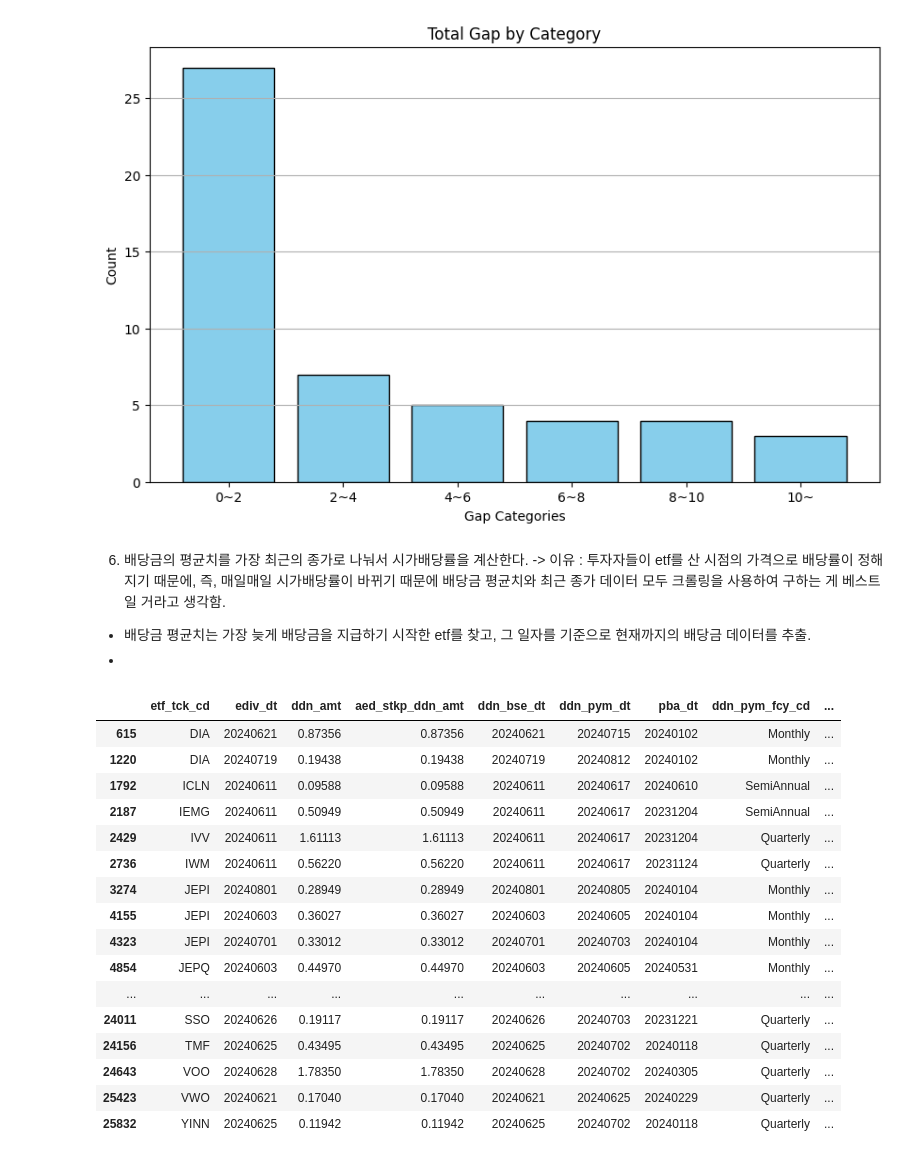
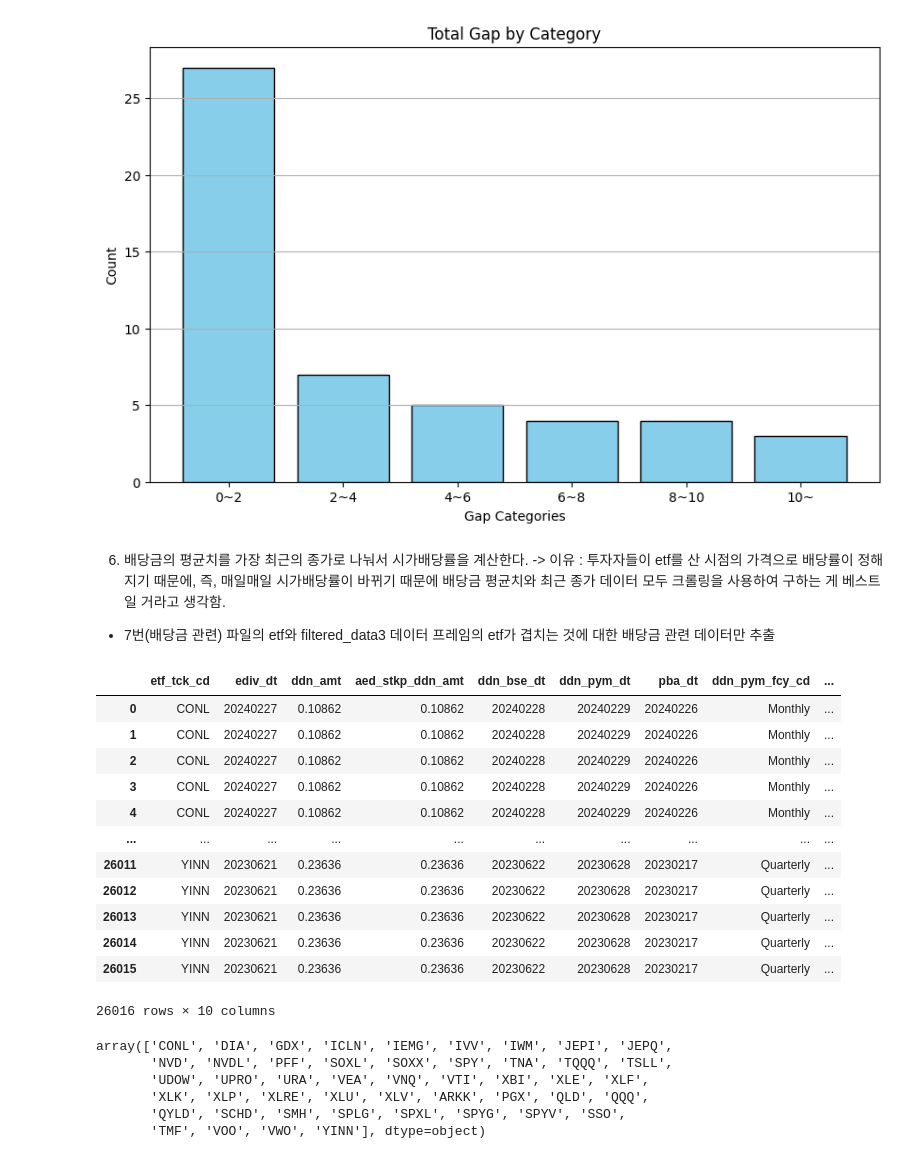
Before and after one commit to froggy-hyun/24NH_bigdata, a Jupyter notebook: code_yunseo.ipynb, the cells around one changed output. Drawn from its saved outputs; the diff is of its cells as text; code cells hidden in the pictures.

```diff
--- a/code_yunseo.ipynb
+++ b/code_yunseo.ipynb
@@ -470,50 +467,55 @@ plt.show()
 # %% [markdown]
 6. 배당금의 평균치를 가장 최근의 종가로 나눠서 시가배당률을 계산한다.
 -> 이유 : 투자자들이 etf를 산 시점의 가격으로 배당률이 정해지기 때문에, 즉, 매일매일 시가배당률이 바뀌기 때문에 배당금 평균치와 최근 종가 데이터 모두 크롤링을 사용하여 구하는 게 베스트일 거라고 생각함.
-- 배당금 평균치는 가장 늦게 배당금을 지급하기 시작한 etf를 찾고, 그 일자를 기준으로 현재까지의 배당금 데이터를 추출.
--
+
+- 7번(배당금 관련) 파일의 etf와 filtered_data3 데이터 프레임의 etf가 겹치는 것에 대한 배당금 관련 데이터만 추출
 # %%
+# CSV 파일 읽기
 data4 = pd.read_csv('data_yoonseo/NH_CONTEST_DATA_HISTORICAL_DIVIDEND.csv', encoding='cp949')
 
 # etf_tck_cd와 tck_iem_cd가 일치하는 행을 기준으로 내부 조인
 merged_data = pd.merge(data4, filtered_data3, left_on='etf_tck_cd', right_on='tck_iem_cd', how='inner')
 
+# 원하는 열만 선택
 required_columns = [
     'etf_tck_cd',
     'ediv_dt',
     'ddn_amt',
     'aed_stkp_ddn_amt',
     'ddn_bse_dt',
     'ddn_pym_dt',
     'pba_dt',
     'ddn_pym_fcy_cd',
     'bse_dt',
     'iem_end_pr'
 ]
-filtered_merged_data = merged_data[required_columns]
-matching_data = filtered_merged_data[filtered_merged_data['ddn_bse_dt'] == filtered_merged_data['bse_dt']]
+final_result = merged_data[required_columns]
 
-# 2단계: ddn_bse_dt와 bse_dt가 일치하는 행을 기준으로 data4와 merged_data를 다시 병합
-final_result = pd.merge(data4, merged_data, left_on='ddn_bse_dt', right_on='bse_dt', how='inner')
-matching_data
+final_result
 # %% [output]
 |  | etf_tck_cd | ediv_dt | ddn_amt | aed_stkp_ddn_amt | ddn_bse_dt | ddn_pym_dt | pba_dt | ddn_pym_fcy_cd | ... |
-| 615 | DIA | 20240621 | 0.87356 | 0.87356 | 20240621 | 20240715 | 20240102 | Monthly | ... |
-| 1220 | DIA | 20240719 | 0.19438 | 0.19438 | 20240719 | 20240812 | 20240102 | Monthly | ... |
-| 1792 | ICLN | 20240611 | 0.09588 | 0.09588 | 20240611 | 20240617 | 20240610 | SemiAnnual | ... |
-| 2187 | IEMG | 20240611 | 0.50949 | 0.50949 | 20240611 | 20240617 | 20231204 | SemiAnnual | ... |
-| 2429 | IVV | 20240611 | 1.61113 | 1.61113 | 20240611 | 20240617 | 20231204 | Quarterly | ... |
-| 2736 | IWM | 20240611 | 0.56220 | 0.56220 | 20240611 | 20240617 | 20231124 | Quarterly | ... |
-| 3274 | JEPI | 20240801 | 0.28949 | 0.28949 | 20240801 | 20240805 | 20240104 | Monthly | ... |
-| 4155 | JEPI | 20240603 | 0.36027 | 0.36027 | 20240603 | 20240605 | 20240104 | Monthly | ... |
-| 4323 | JEPI | 20240701 | 0.33012 | 0.33012 | 20240701 | 20240703 | 20240104 | Monthly | ... |
-| 4854 | JEPQ | 20240603 | 0.44970 | 0.44970 | 20240603 | 20240605 | 20240531 | Monthly | ... |
+| 0 | CONL | 20240227 | 0.10862 | 0.10862 | 20240228 | 20240229 | 20240226 | Monthly | ... |
+| 1 | CONL | 20240227 | 0.10862 | 0.10862 | 20240228 | 20240229 | 20240226 | Monthly | ... |
+| 2 | CONL | 20240227 | 0.10862 | 0.10862 | 20240228 | 20240229 | 20240226 | Monthly | ... |
+| 3 | CONL | 20240227 | 0.10862 | 0.10862 | 20240228 | 20240229 | 20240226 | Monthly | ... |
+| 4 | CONL | 20240227 | 0.10862 | 0.10862 | 20240228 | 20240229 | 20240226 | Monthly | ... |
 | ... | ... | ... | ... | ... | ... | ... | ... | ... | ... |
-| 24011 | SSO | 20240626 | 0.19117 | 0.19117 | 20240626 | 20240703 | 20231221 | Quarterly | ... |
-| 24156 | TMF | 20240625 | 0.43495 | 0.43495 | 20240625 | 20240702 | 20240118 | Quarterly | ... |
-| 24643 | VOO | 20240628 | 1.78350 | 1.78350 | 20240628 | 20240702 | 20240305 | Quarterly | ... |
-| 25423 | VWO | 20240621 | 0.17040 | 0.17040 | 20240621 | 20240625 | 20240229 | Quarterly | ... |
-| 25832 | YINN | 20240625 | 0.11942 | 0.11942 | 20240625 | 20240702 | 20240118 | Quarterly | ... |
+| 26011 | YINN | 20230621 | 0.23636 | 0.23636 | 20230622 | 20230628 | 20230217 | Quarterly | ... |
+| 26012 | YINN | 20230621 | 0.23636 | 0.23636 | 20230622 | 20230628 | 20230217 | Quarterly | ... |
+| 26013 | YINN | 20230621 | 0.23636 | 0.23636 | 20230622 | 20230628 | 20230217 | Quarterly | ... |
+| 26014 | YINN | 20230621 | 0.23636 | 0.23636 | 20230622 | 20230628 | 20230217 | Quarterly | ... |
+| 26015 | YINN | 20230621 | 0.23636 | 0.23636 | 20230622 | 20230628 | 20230217 | Quarterly | ... |
+26016 rows × 10 columns
+# %%
+value = final_result[['etf_tck_cd']].drop_duplicates()
+value.etf_tck_cd.unique()
+# %% [output]
+array(['CONL', 'DIA', 'GDX', 'ICLN', 'IEMG', 'IVV', 'IWM', 'JEPI', 'JEPQ',
+       'NVD', 'NVDL', 'PFF', 'SOXL', 'SOXX', 'SPY', 'TNA', 'TQQQ', 'TSLL',
+       'UDOW', 'UPRO', 'URA', 'VEA', 'VNQ', 'VTI', 'XBI', 'XLE', 'XLF',
+       'XLK', 'XLP', 'XLRE', 'XLU', 'XLV', 'ARKK', 'PGX', 'QLD', 'QQQ',
+       'QYLD', 'SCHD', 'SMH', 'SPLG', 'SPXL', 'SPYG', 'SPYV', 'SSO',
+       'TMF', 'VOO', 'VWO', 'YINN'], dtype=object)
 # %%
 import yfinance as yf
 
```
Also changed, not shown: parts of 9 cells of this notebook.
